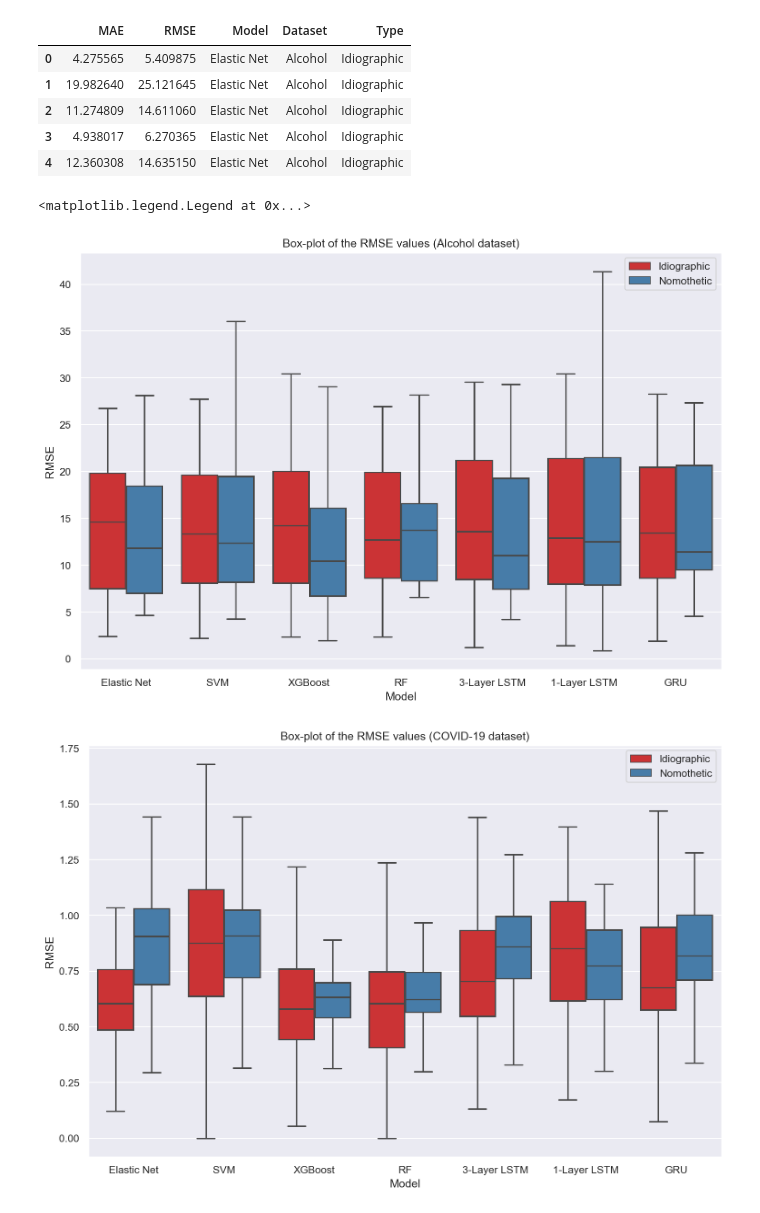
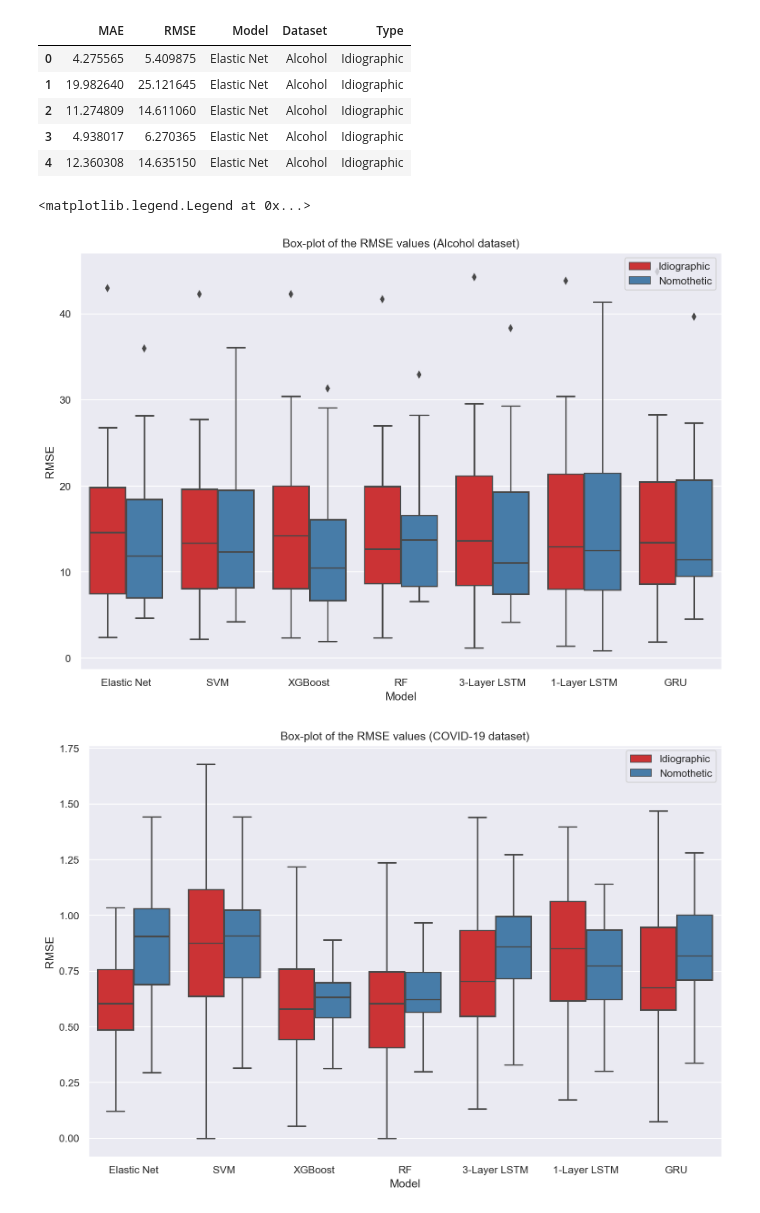
Before and after one commit to RoscaAlex00/DLTimeSeries, a Jupyter notebook: forecasting.ipynb, the cells around one changed output. Cells and saved outputs as stored; diff of their text form; code cells hidden in the pictures.

```diff
--- a/forecasting.ipynb
+++ b/forecasting.ipynb
@@ -810,18 +810,18 @@ results_alcohol.head()
 # %%
 # Box-plot for the alcohol dataset
 g = results_alcohol.loc[results_alcohol['Type'] == 'Idiographic']
 # g = g.loc[g['Model'] == 'Elastic Net']
 # print(g['RMSE'].mean())
 # boxplot = sns.catplot(x='Model', y='RMSE', col='Dataset',
 # data=df, kind="box",
 # height=4, aspect=.7)
-boxplot = sns.boxplot(data=results_alcohol, y='RMSE', x='Model', palette="Set1", hue='Type', showfliers=False)
+boxplot = sns.boxplot(data=results_alcohol, y='RMSE', x='Model', palette="Set1", hue='Type', showfliers=True)
 boxplot.set(title='Box-plot of the RMSE values (Alcohol dataset)', ylabel='RMSE')
 boxplot.legend(loc='upper right')
 # boxplot.figure.savefig('boxplot_alcohol.png')
 # %% [output]
 <matplotlib.legend.Legend at 0x...>
-[figure, old version]
+[figure, new version]
 # %%
 boxplot_2 = sns.boxplot(data=results_covid, y='RMSE', x='Model', palette="Set1", hue='Type', showfliers=False)
 boxplot_2.set(title='Box-plot of the RMSE values (COVID-19 dataset)', ylabel='RMSE')
```
Also changed, not shown: parts of 2 cells of this notebook, 4 other files.
